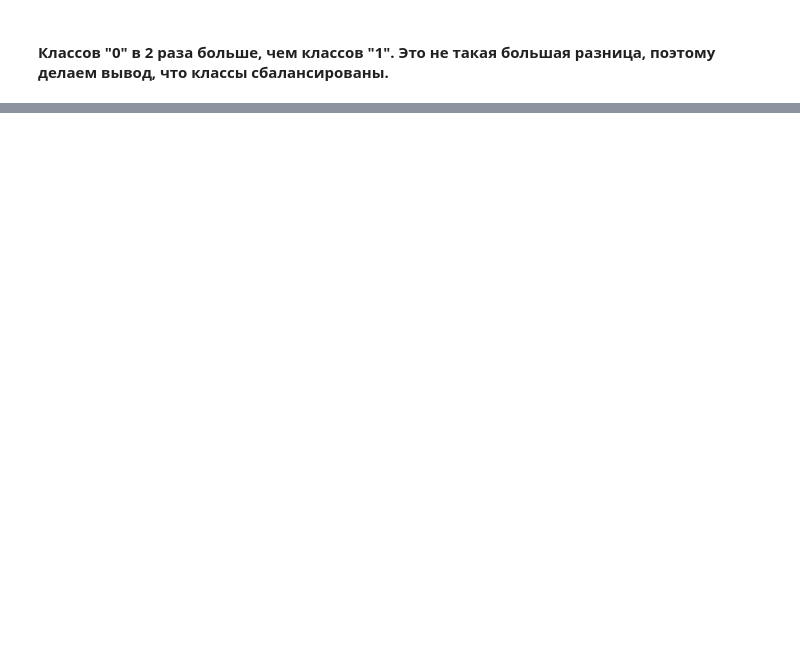
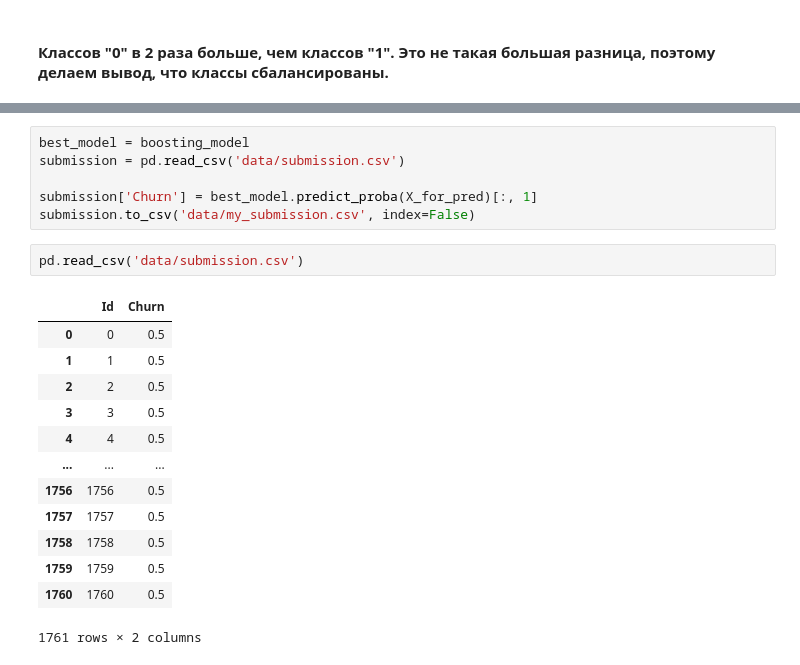
Before and after one commit to 1mmo/Deep-Learning, a Jupyter notebook: src/UserChurnPrediction.ipynb, the cells around one changed output, grey strips where cells are left out. Drawn from its saved outputs; the diff is of its cells as text; blank space fills up the shorter version.

```diff
--- a/src/UserChurnPrediction.ipynb
+++ b/src/UserChurnPrediction.ipynb
@@ -171,0 +288,22 @@ fig.show()
+# %%
+best_model = boosting_model
+submission = pd.read_csv('data/submission.csv')
+
+submission['Churn'] = best_model.predict_proba(X_for_pred)[:, 1]
+submission.to_csv('data/my_submission.csv', index=False)
+# %%
+pd.read_csv('data/submission.csv')
+# %% [output]
+|  | Id | Churn |
+| 0 | 0 | 0.5 |
+| 1 | 1 | 0.5 |
+| 2 | 2 | 0.5 |
+| 3 | 3 | 0.5 |
+| 4 | 4 | 0.5 |
+| ... | ... | ... |
+| 1756 | 1756 | 0.5 |
+| 1757 | 1757 | 0.5 |
+| 1758 | 1758 | 0.5 |
+| 1759 | 1759 | 0.5 |
+| 1760 | 1760 | 0.5 |
+1761 rows × 2 columns
```
Also changed, not shown: parts of 16 cells of this notebook, 2 other files.
